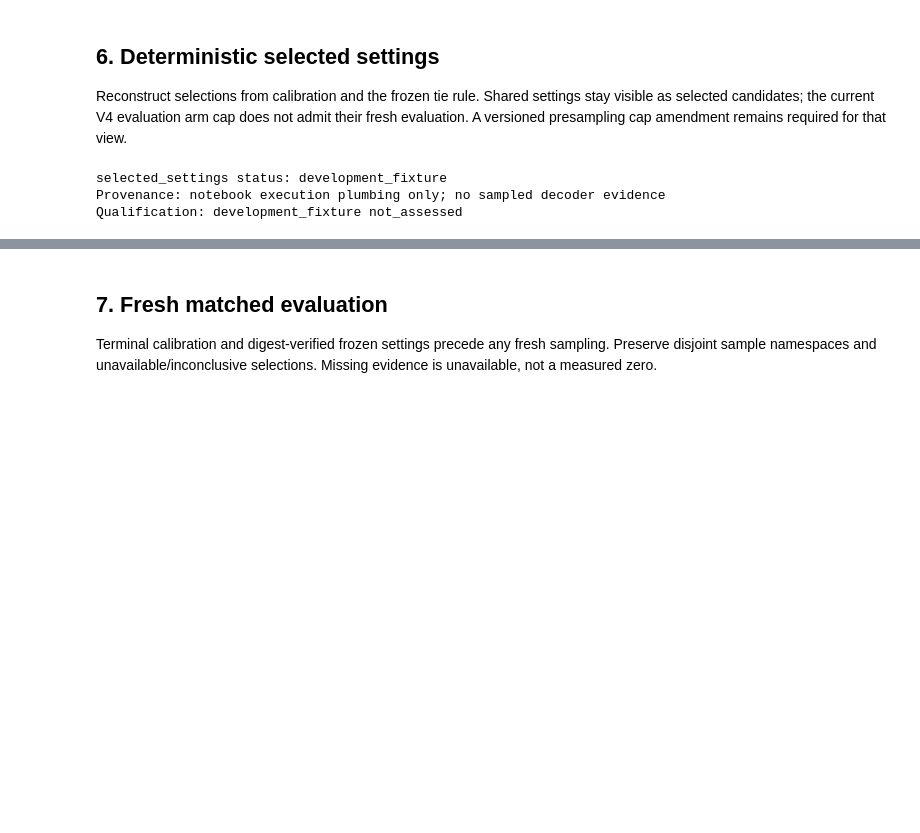
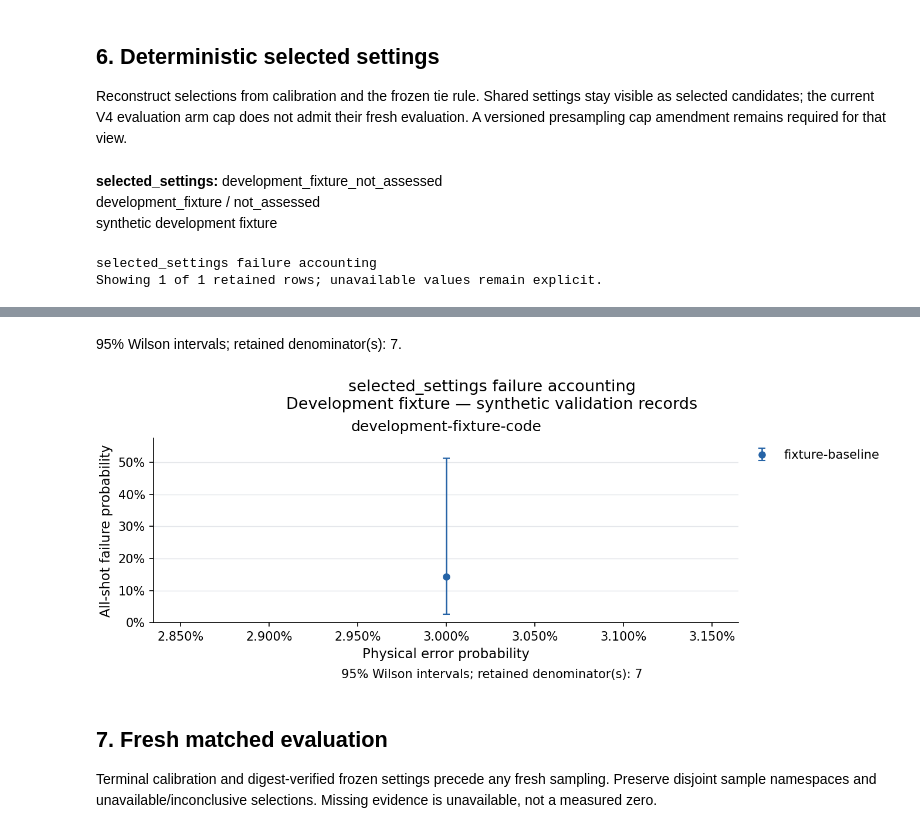
Before and after one commit to mertgkduman/survey_bp, a Jupyter notebook: data/results/phase4-notebook/executed.ipynb, the cells around one changed output, grey strips where cells are left out. Cells and saved outputs as stored; diff of their text form; code cells hidden in the pictures; blank space fills up the shorter version.

```diff
--- a/data/results/phase4-notebook/executed.ipynb
+++ b/data/results/phase4-notebook/executed.ipynb
@@ -90,11 +119,11 @@ Qualification: development_fixture not_assessed
 
 Reconstruct selections from calibration and the frozen tie rule. Shared settings stay visible as selected candidates; the current V4 evaluation arm cap does not admit their fresh evaluation. A versioned presampling cap amendment remains required for that view.
 # %%
-record = stages['selected_settings']
-print('selected_settings', "status:", record["status"])
-print("Provenance:", record.get("path", record.get("claim_scope", "qualified snapshot not available")))
-print("Qualification:", record.get("fixture", "unavailable"), record.get("assessment_status", "not_assessed"))
+record = campaign.get('artifacts', {}).get('selected_settings', stages['selected_settings'])
+view = display_campaign_stage('selected_settings', record, campaign, figure_dir=figure_dir)
 # %% [output]
+selected_settings: development_fixture_not_assessed
+development_fixture / not_assessed
+synthetic development fixture
-selected_settings status: development_fixture
-Provenance: notebook execution plumbing only; no sampled decoder evidence
-Qualification: development_fixture not_assessed
+selected_settings failure accounting
+Showing 1 of 1 retained rows; unavailable values remain explicit.
@@ -101,3 +132,5 @@ Qualification: development_fixture not_assessed
+95% Wilson intervals; retained denominator(s): 7.
+[figure, added]
 # %% [markdown]
 ## 7. Fresh matched evaluation
 
```
Also changed, not shown: parts of 15 cells of this notebook, 16 other files.
